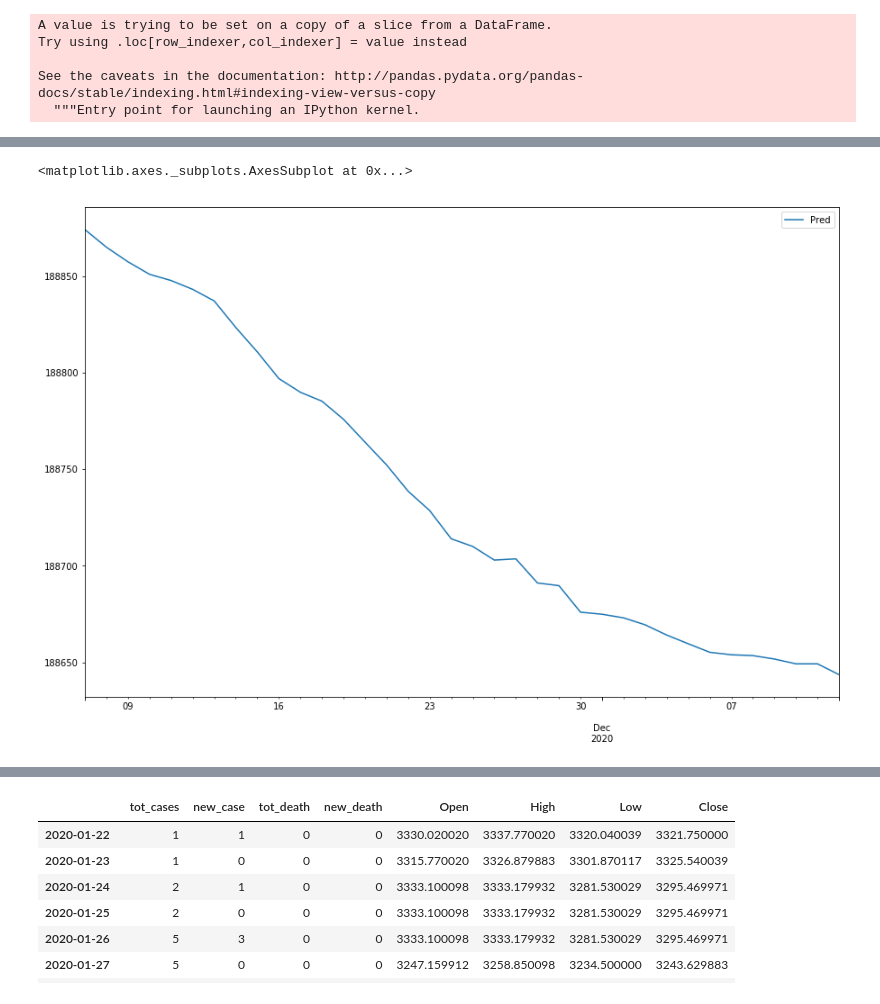
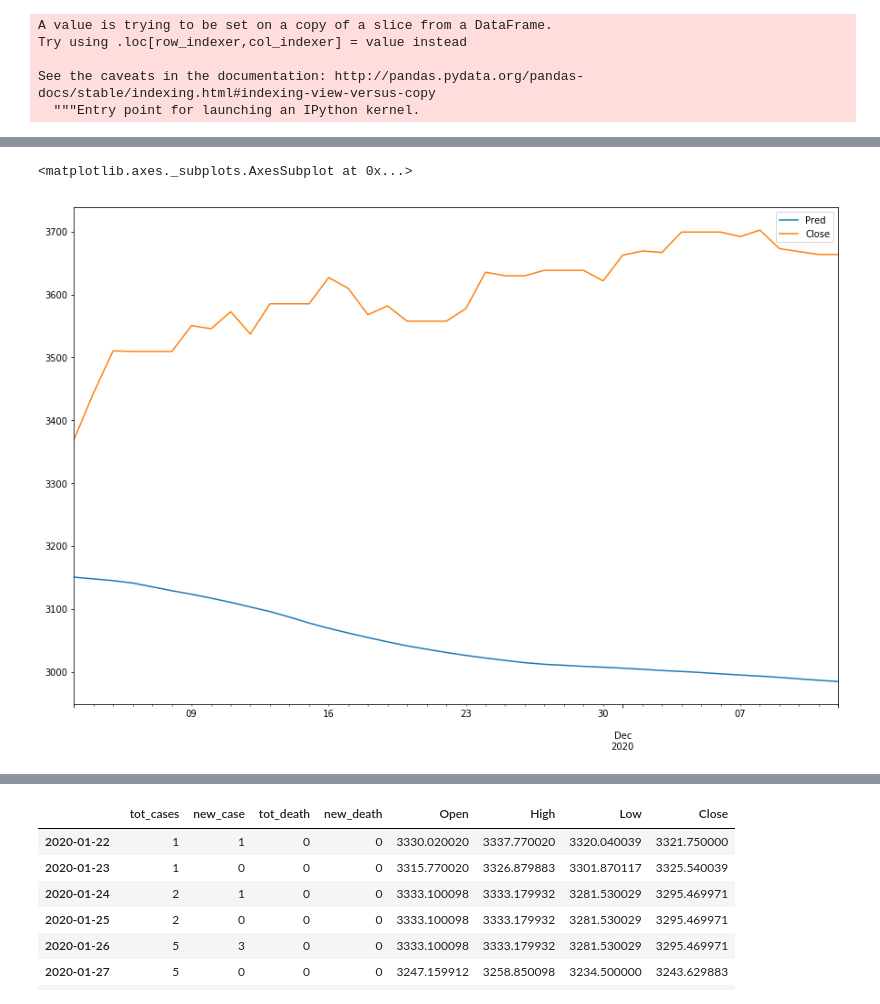
Before and after one commit to Amgit2/LSTM-COVID-STOCK, a Jupyter notebook: LSTM.ipynb, the cells around one changed output, grey strips where cells are left out. Drawn from its saved outputs; the diff is of its cells as text; code cells hidden in the pictures.

```diff
--- a/LSTM.ipynb
+++ b/LSTM.ipynb
@@ -792,6 +502,6 @@ array([[4.09817590e-06, 4.09817590e-06, 7.40246459e-01],
 # %%
-features = data_scaled[:,0:2]
-target = data_scaled[:,2]
+features = data_scaled[:,1:]
+target = data_scaled[:,0]
 features
 # %% [output]
 array([[4.09817590e-06, 4.09817590e-06],
@@ -846,8 +556,8 @@ y_test.shape
 # %% [markdown]
 ### Actual Dataset Generator
 # %%
-win_length = 30
-batch_size = 15
+win_length = 26
+batch_size = 100
 num_features = 2
 
 train_generator = TimeseriesGenerator(x_train, y_train, length=win_length, sampling_rate = 1, batch_size = batch_size)
@@ -881,9 +591,9 @@ test_generator[0]
 # %%
 model = tf.keras.Sequential()
 model.add(tf.keras.layers.LSTM(128, input_shape = (win_length, num_features), return_sequences = True))
-model.add(tf.keras.layers.LeakyReLU(alpha = 0.5))
+#model.add(tf.keras.layers.LeakyReLU(alpha = 0.5))
 model.add(tf.keras.layers.LSTM(128, return_sequences = True))
-model.add(tf.keras.layers.LeakyReLU(alpha = 0.5))
+#model.add(tf.keras.layers.LeakyReLU(alpha = 0.5))
 model.add(tf.keras.layers.Dropout(0.1)) #regularization method not to over fit, look into this
 model.add(LSTM(256, return_sequences=True))
 model.add(tf.keras.layers.LSTM(64, return_sequences = False))
@@ -916,5 +626,5 @@ early_stopping = tf.keras.callbacks.EarlyStopping(monitor = 'val_loss', patience
 
 model.compile(loss = "mean_squared_error", optimizer = "adam", metrics = ["mean_absolute_error"])
 
-history = model.fit_generator(train_generator, epochs = 200, validation_data = test_generator, shuffle = False)
+history = model.fit_generator(train_generator, epochs = 300, validation_data = test_generator, shuffle = False)
 # %% [output]
@@ -1140,5 +850,5 @@ df_final
 # %%
-df_final[['Pred',]].plot()
+df_final[['Pred',"Close"]].plot()
 # %% [output]
 <matplotlib.axes._subplots.AxesSubplot at 0x...>
-[figure, old version]
+[figure, new version]
```
Also changed, not shown: parts of 133 cells of this notebook, 1 other file.
